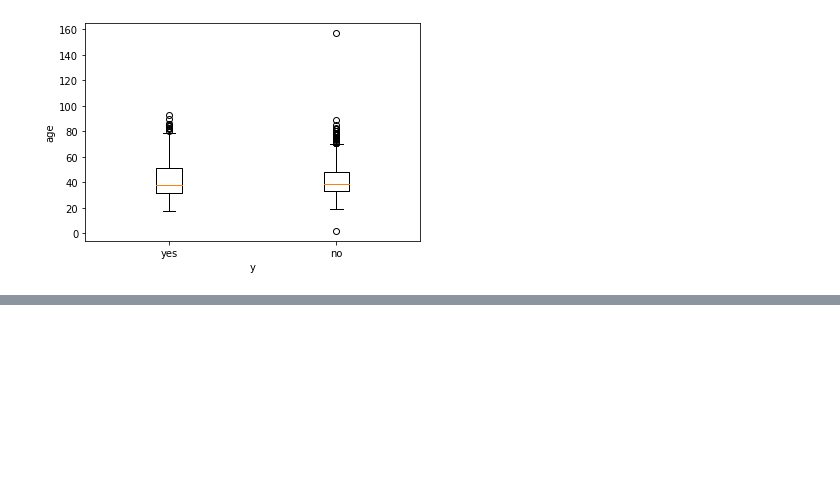
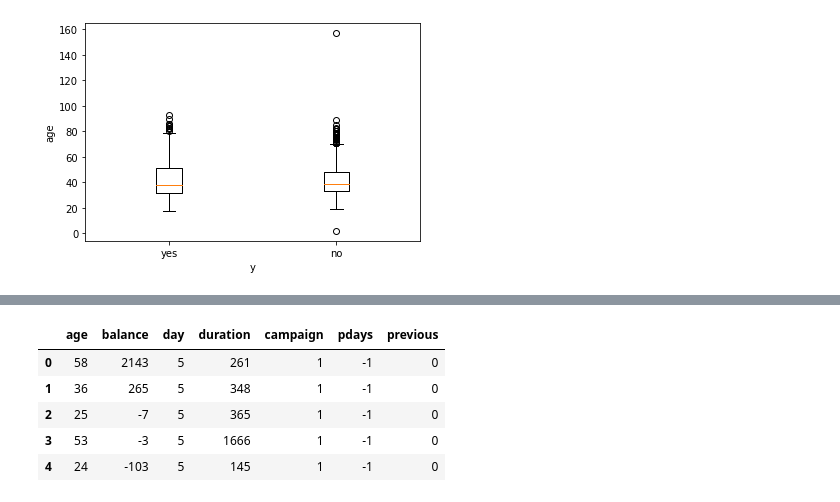
Before and after one commit to seonghyeokcho/Python, a Jupyter notebook: 01_basic_notion/pre-processing_technique.ipynb, the cells around one changed output, grey strips where cells are left out. Cells and saved outputs as stored; diff of their text form; code cells hidden in the pictures; blank space fills up the shorter version.

```diff
--- a/01_basic_notion/pre-processing_technique.ipynb
+++ b/01_basic_notion/pre-processing_technique.ipynb
@@ -289,0 +309,12 @@ plt.show()
+# %%
+columns = dataframe.describe().columns
+template1 = dataframe[columns]
+# columns
+template1.head()
+# %% [output]
+|  | age | balance | day | duration | campaign | pdays | previous |
+| 0 | 58 | 2143 | 5 | 261 | 1 | -1 | 0 |
+| 1 | 36 | 265 | 5 | 348 | 1 | -1 | 0 |
+| 2 | 25 | -7 | 5 | 365 | 1 | -1 | 0 |
+| 3 | 53 | -3 | 5 | 1666 | 1 | -1 | 0 |
+| 4 | 24 | -103 | 5 | 145 | 1 | -1 | 0 |
```
Also changed, not shown: parts of 2 cells of this notebook.
